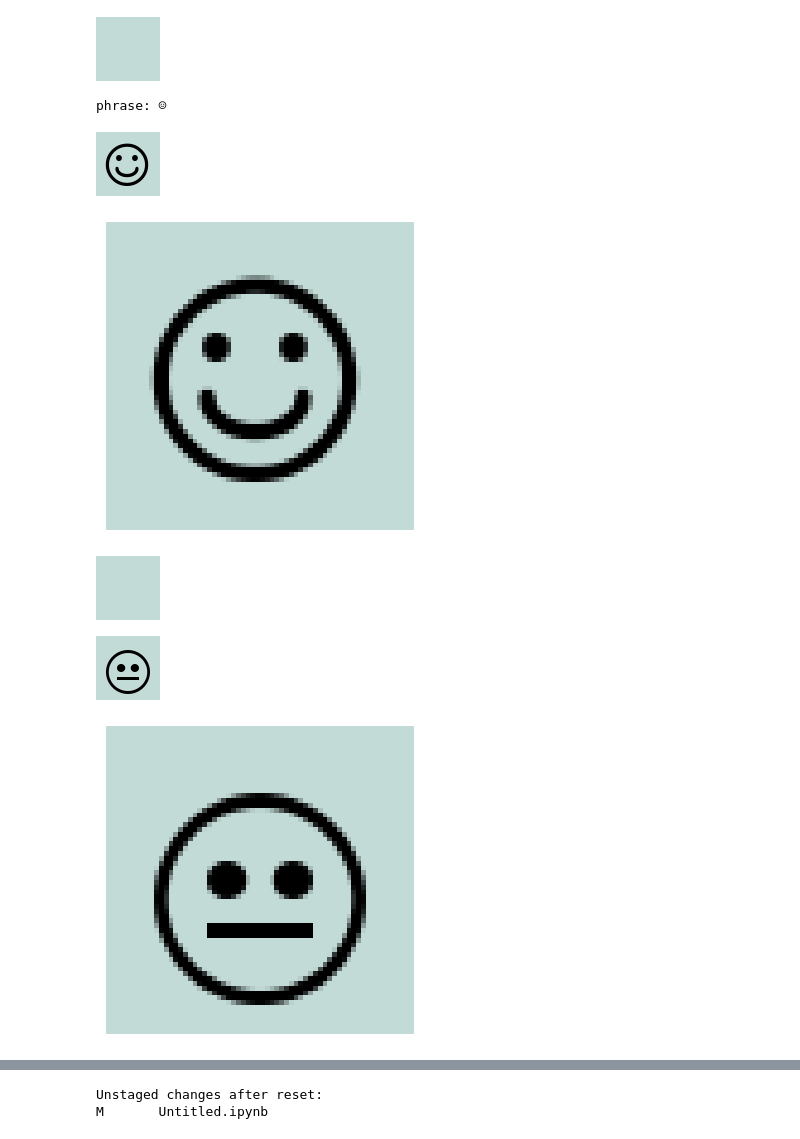
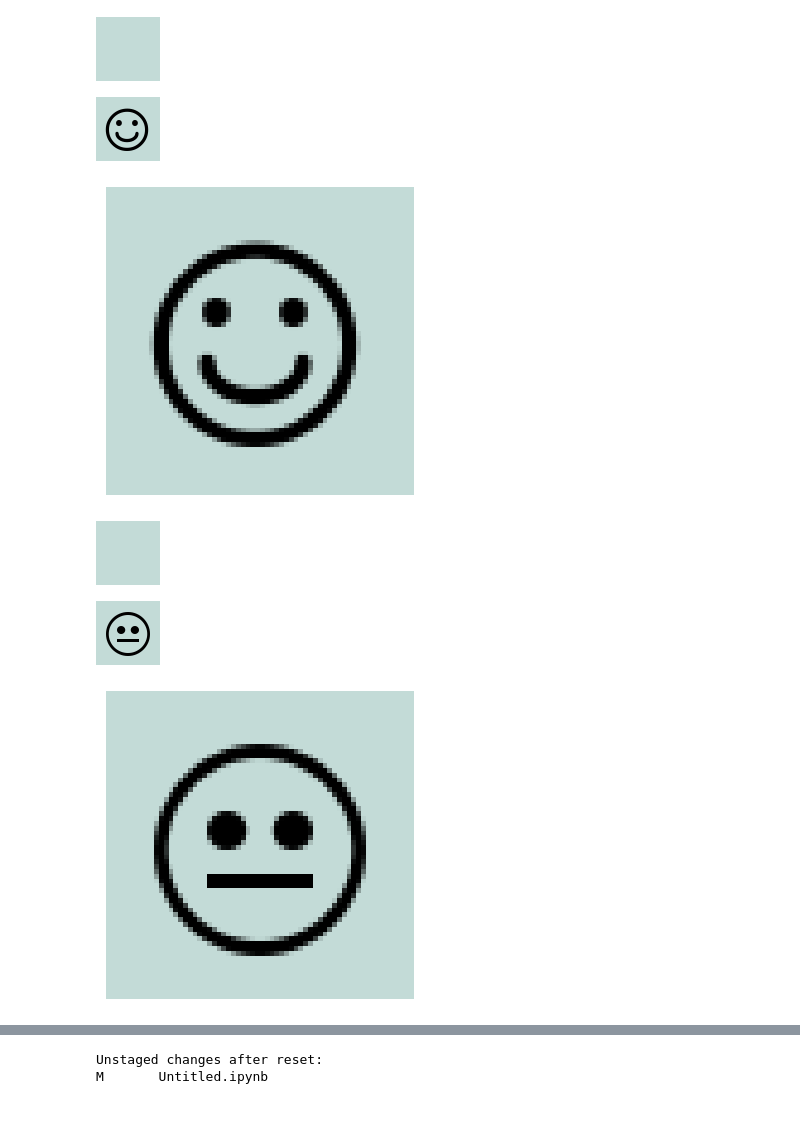
Before and after one commit to CodeSolutions2/learning_react, a Jupyter notebook: Untitled.ipynb, the cells around one changed output, grey strips where cells are left out. Saved outputs shown, nothing was run; the diff lists cells and outputs as text; code cells hidden in the pictures.

```diff
--- a/Untitled.ipynb
+++ b/Untitled.ipynb
@@ -24,8 +24,8 @@ def create_a_background(rgb_value, save_img_name, phrase, dict_font):
     # Add text to the image
     img = Image.open(f"/workspaces/codespaces_setup/{save_img_name}.png")
     draw = ImageDraw.Draw(img)
-    # font = ImageFont.truetype('/workspaces/codespaces_setup/FreeMono.ttf', fontsize)
-    font = ImageFont.truetype('/workspaces/codespaces_setup/emoticons.ttf', fontsize)
+    font = ImageFont.truetype('/workspaces/codespaces_setup/FreeMono.ttf', fontsize)
+    # font = ImageFont.truetype('/workspaces/codespaces_setup/emoticons.ttf', fontsize)
 
     draw.text((font_startfromleft, font_startfromtop), phrase, font=font, fill=(0,0,0))
 
@@ -55,22 +55,20 @@ rgb_value = 195, 219, 215
 create_a_background(rgb_value, save_img_name, phrase, dict_font)
 # %% [output]
 [figure]
-phrase: ☺
 [figure]
 [figure]
 # %%
-# Neutral sentiment
-phrase = '¹_¹'
-phrase = '😐︎'
+# Neutral sentiment : used emoti
+# https://fontmeme.com/fonts/emoticons-font/
 phrase = 'C'
-dict_font = {'fontsize': 55, 'startfromleft': 10, 'startfromtop': 5}
+dict_font = {'fontsize': 55, 'startfromleft': 10, 'startfromtop': 2}
 save_img_name = "neutral_sentiment"
 rgb_value = 195, 219, 215
 create_a_background(rgb_value, save_img_name, phrase, dict_font)
 # %% [output]
 [figure]
-[figure, old version]
+[figure, new version]
-[figure, old version]
+[figure, new version]
 # %%
 # Negative sentiment
 phrase = '☹'
```
Also changed, not shown: parts of 11 cells of this notebook, 6 other files.
